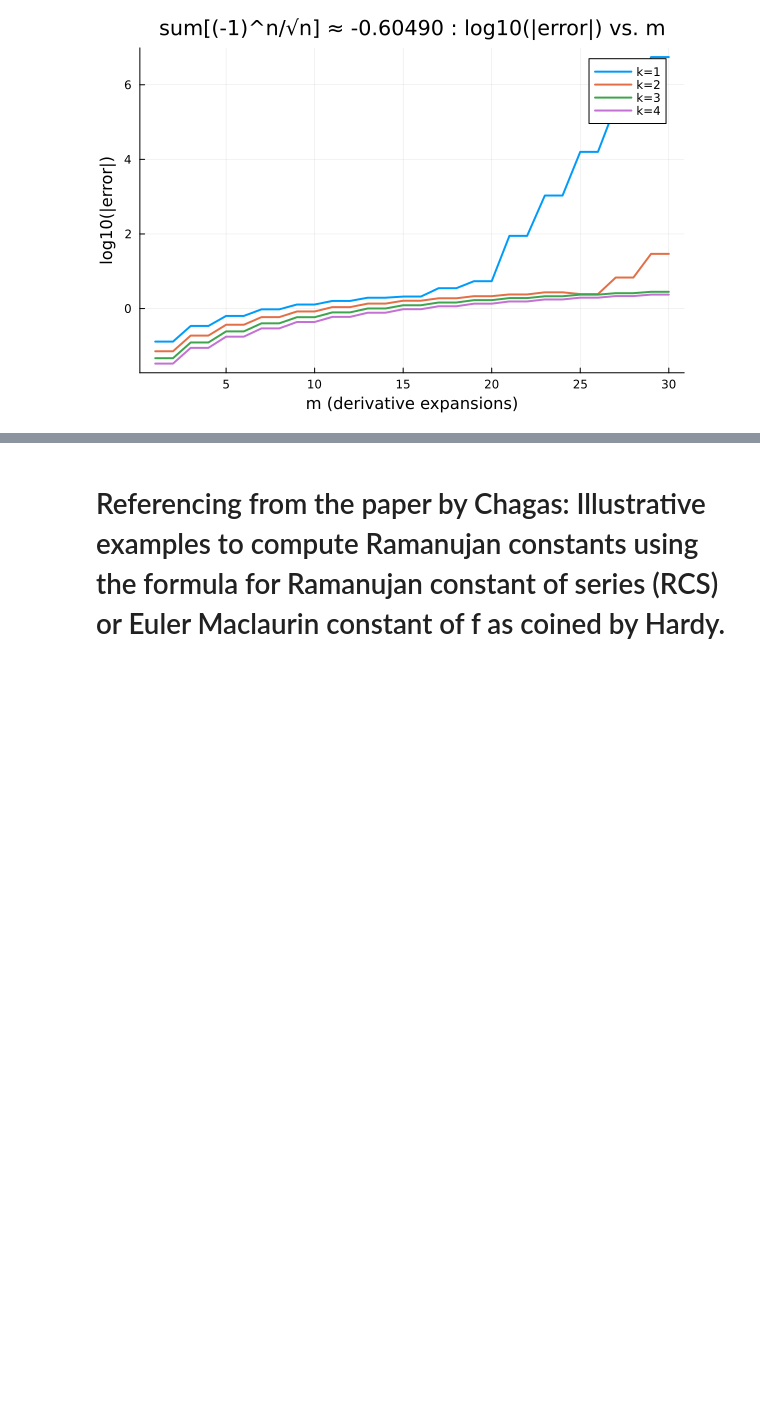
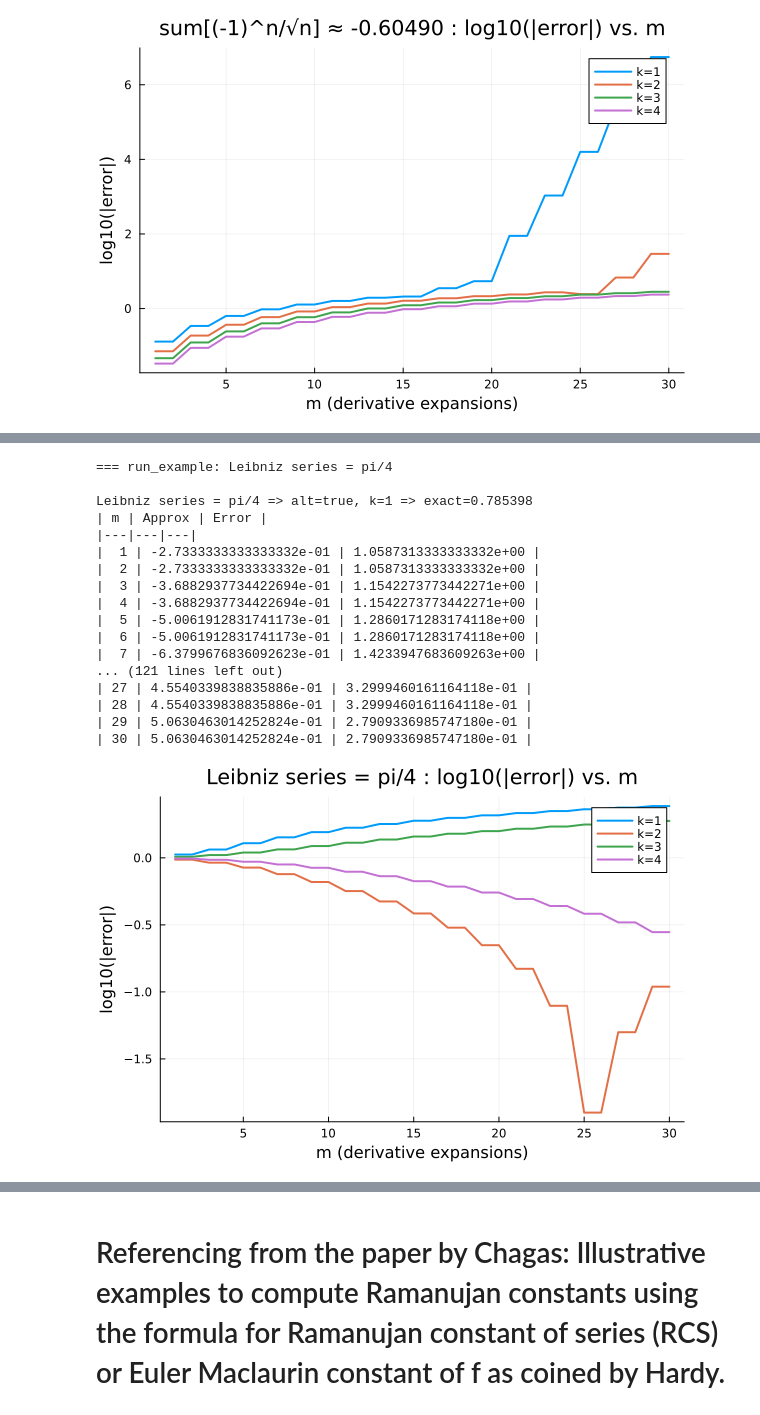
Before and after one commit to sairampatro1/Computational-aspects-of-Ramanujan-Summation, a Jupyter notebook: Final_Toolbox.ipynb, the cells around one changed output, grey strips where cells are left out. Drawn from its saved outputs; the diff is of its cells as text; code cells hidden in the pictures; blank space fills up the shorter version.

```diff
--- a/Final_Toolbox.ipynb
+++ b/Final_Toolbox.ipynb
@@ -2829,0 +632,21 @@ sum[(-1)^n/√n] ≈ -0.60490 => alt=true, k=4 => exact=-0.6048986434
+# %%
+run_example(((-1)^x_)*(1/(2*x_+1)), "Leibniz series = pi/4", 0.785398, true)
+# %% [output]
+=== run_example: Leibniz series = pi/4
+
+Leibniz series = pi/4 => alt=true, k=1 => exact=0.785398
+| m | Approx | Error |
+|---|---|---|
+|  1 | -2.7333333333333332e-01 | 1.0587313333333332e+00 |
+|  2 | -2.7333333333333332e-01 | 1.0587313333333332e+00 |
+|  3 | -3.6882937734422694e-01 | 1.1542273773442271e+00 |
+|  4 | -3.6882937734422694e-01 | 1.1542273773442271e+00 |
+|  5 | -5.0061912831741173e-01 | 1.2860171283174118e+00 |
+|  6 | -5.0061912831741173e-01 | 1.2860171283174118e+00 |
+|  7 | -6.3799676836092623e-01 | 1.4233947683609263e+00 |
+... (121 lines left out)
+| 27 | 4.5540339838835886e-01 | 3.2999460161164118e-01 |
+| 28 | 4.5540339838835886e-01 | 3.2999460161164118e-01 |
+| 29 | 5.0630463014252824e-01 | 2.7909336985747180e-01 |
+| 30 | 5.0630463014252824e-01 | 2.7909336985747180e-01 |
+[figure, added]
```
Also changed, not shown: parts of 47 cells of this notebook, 7 other files.
